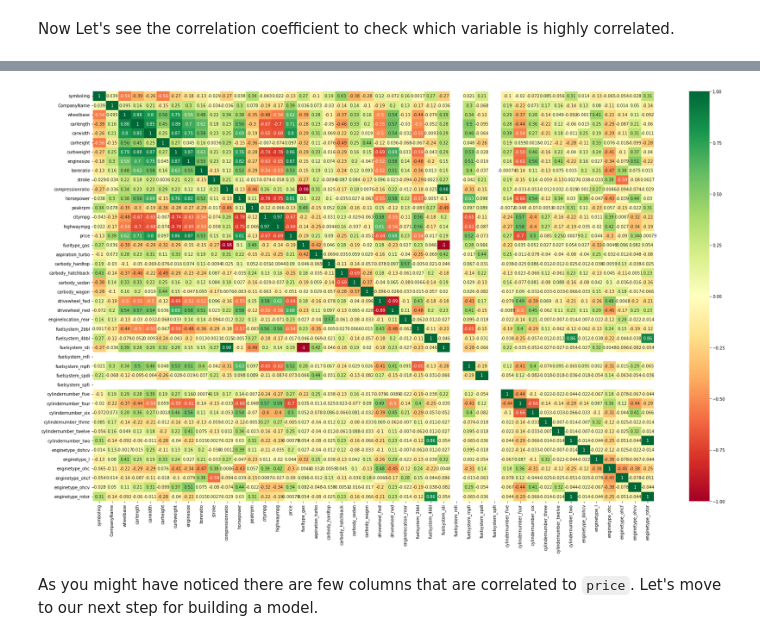
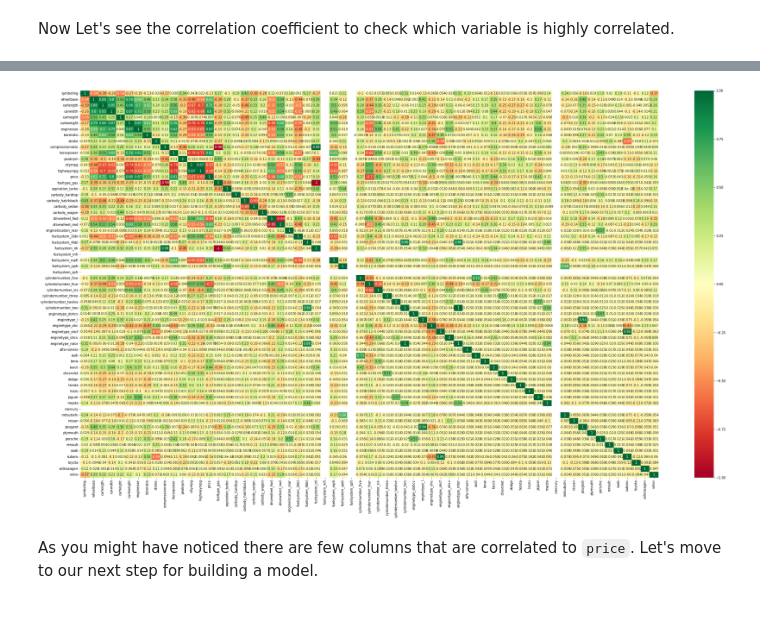
Before and after one commit to RaqeebShaikh12/Car-Price-Prediction-using-Multiple-Linear-Regression, a Jupyter notebook: Car_Price_Prediction_using_Multiple_Linear_Regression.ipynb, the cells around one changed output, grey strips where cells are left out. Cells and saved outputs as stored; diff of their text form; code cells hidden in the pictures; blank space fills up the shorter version.

```diff
--- a/Car_Price_Prediction_using_Multiple_Linear_Regression.ipynb
+++ b/Car_Price_Prediction_using_Multiple_Linear_Regression.ipynb
@@ -226,5 +227,7 @@ df3.head()
 5 rows × 44 columns
 # %% [markdown]
 Now we have to deal with column `CompanyName` we will do encoding in this to convert into integer.
-# %%
-df3['CompanyName']=df3['CompanyName'].map({'toyota': 1, 'nissan': 2, 'mazda' : 3, 'mitsubishi': 4, 'honda': 5, 'volkswagen': 6, 'subaru': 7, 'peugeot': 8, 'volvo': 9, 'dodge': 10, 'buick': 11, 'bmw': 12, 'audi': 13, 'plymouth': 14, 'saab': 15, 'porsche': 16, 'isuzu': 17, 'jaguar': 18, 'chevrolet': 19, 'alfa-romero': 20, 'renault': 21, 'mercury': 22})
+# %%
+car_name_dummies=pd.get_dummies(df3['CompanyName'])
+df3=pd.concat([df3,car_name_dummies],axis=1)
+df3.head()
@@ -230,0 +244,3 @@ df3['CompanyName']=df3['CompanyName'].map({'toyota': 1, 'nissan': 2, 'mazda' : 3
+# %%
+df3=df3.drop(['CompanyName'],axis=1)
+df3.head()
@@ -282,9 +301,9 @@ df_train.corr()
 # %%
-plt.figure(figsize = (30, 18))
+plt.figure(figsize = (40, 22))
 sns.heatmap(df_train.corr(), annot = True, cmap="RdYlGn")
 plt.show()
 # %% [output]
-[figure, old version]
+[figure, new version]
 # %% [markdown]
 As you might have noticed there are few columns that are correlated to `price`. Let's move to our next step for building a model.
 # %% [markdown]
```
Also changed, not shown: parts of 79 cells of this notebook.
